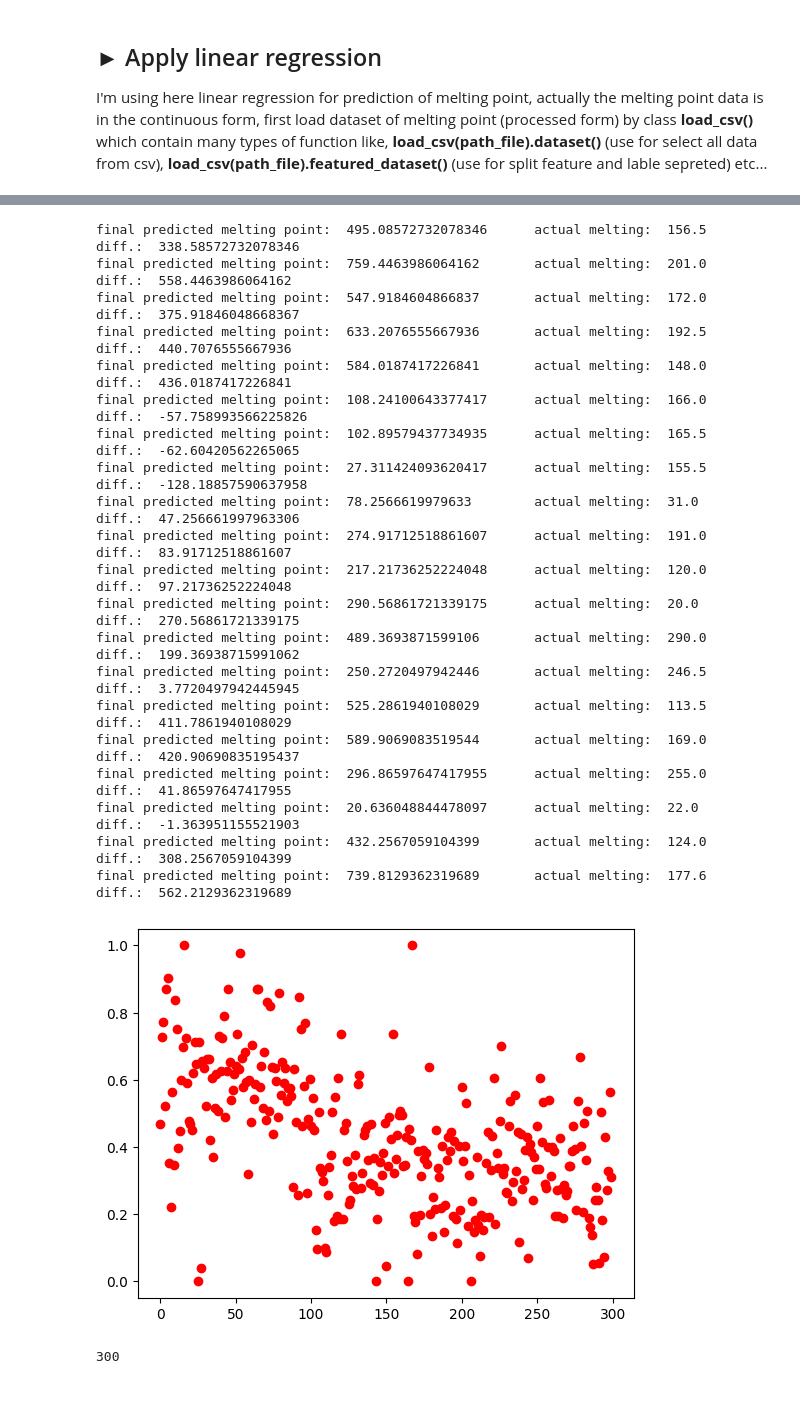
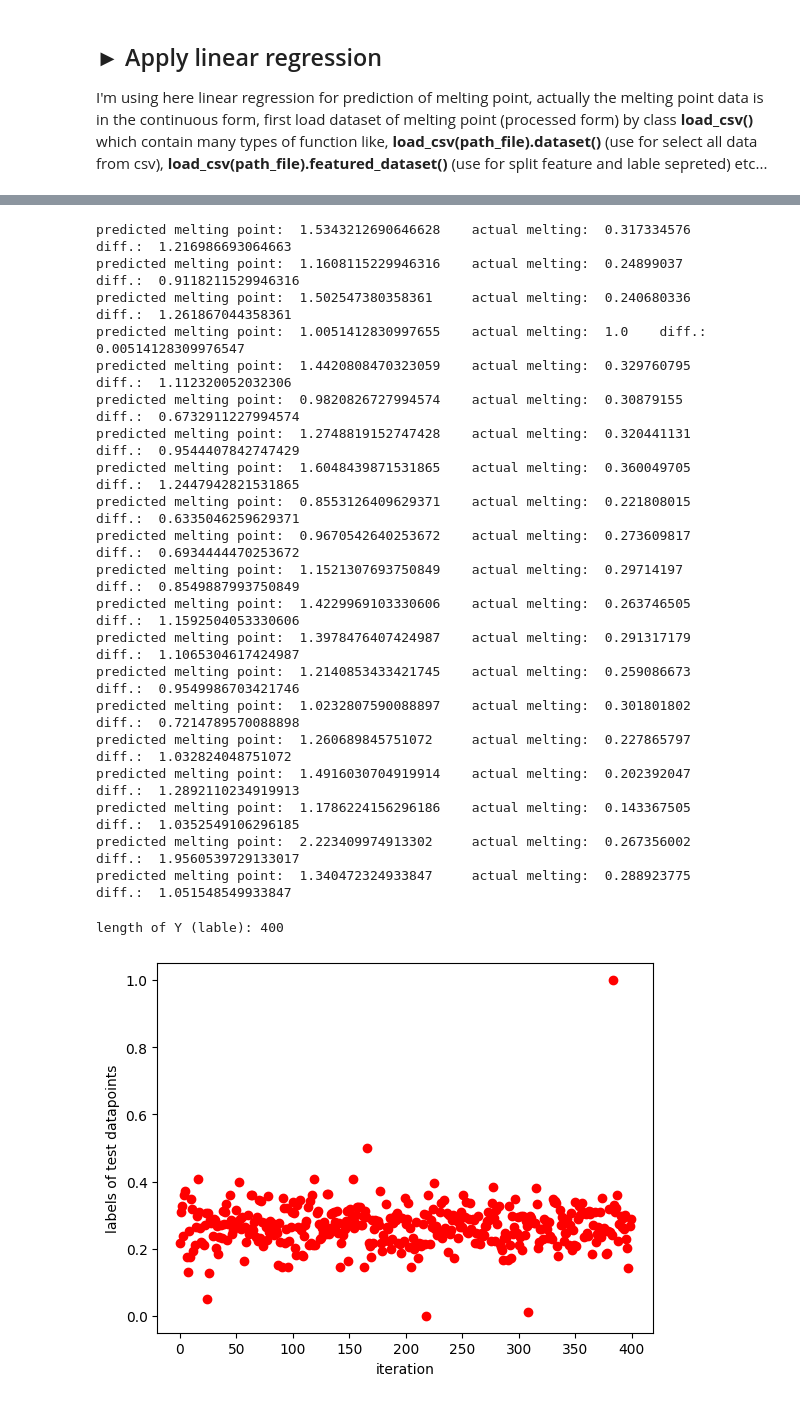
Before and after one commit to Aniket7651/machine_learning_, a Jupyter notebook: ML_practicals/melting_point_prediction/melting_point_prediction.ipynb, the cells around one changed output, grey strips where cells are left out. Drawn from its saved outputs; the diff is of its cells as text; code cells hidden in the pictures.

```diff
--- a/ML_practicals/melting_point_prediction/melting_point_prediction.ipynb
+++ b/ML_practicals/melting_point_prediction/melting_point_prediction.ipynb
@@ -32,6 +32,6 @@ with open("raw_data/rough.csv", 'r') as csvf:
     for i in csv.reader(csvf):
         drugID.append(i[0])
 
-upperlimit = 200
-lowerlimit = 400
+upperlimit = 100
+lowerlimit = 500
 drugID[upperlimit:lowerlimit]
@@ -684,8 +632,8 @@ class LinearRegression():
 # %%
 # training model...
 import matplotlib.pyplot as plt
-preprocessed_file = 'processed_datasetMP.csv' # 'MP_dataset_100_point.csv' 'A:/BIOINFORMAICS/ML-Training-main/11-Linear-Regression/USA_Housing.csv'
-
+preprocessed_file = 'processed_datasetMP(2).csv' # 'A:/BIOINFORMAICS/ML-Training-main/11-Linear-Regression/USA_Housing.csv'
+# 'processed_datasetMP(2).csv'
 X = datasetLoader(preprocessed_file, cols=4)
 Y = load_csv(preprocessed_file).dataset(column=5)
 
@@ -728,36 +671,39 @@ def percentageError(ya, yp):
 errors = []
 for x, y_a in zip(test_x, actual_y):
     predic = LinearRegression().multivariate_prediction(x, training[1])
-    y_p = denormalization(predic, -98, 360)
+    y_p = denormalization(predic, -25, 800)
     error = percentageError(y_a[0], y_p)
     errors.append(error)
-    print('final predicted melting point: ', y_p, '\tactual melting: ', y_a[0], '\tdiff.: ', y_p-y_a[0])
+    print('predicted melting point: ', predic, '\tactual melting: ', y_a[1], '\tdiff.: ', predic-y_a[1])
 # %% [output]
-final predicted melting point:  495.08572732078346      actual melting:  156.5  diff.:  338.58572732078346
-final predicted melting point:  759.4463986064162       actual melting:  201.0  diff.:  558.4463986064162
-final predicted melting point:  547.9184604866837       actual melting:  172.0  diff.:  375.91846048668367
-final predicted melting point:  633.2076555667936       actual melting:  192.5  diff.:  440.7076555667936
-final predicted melting point:  584.0187417226841       actual melting:  148.0  diff.:  436.0187417226841
-final predicted melting point:  108.24100643377417      actual melting:  166.0  diff.:  -57.758993566225826
-final predicted melting point:  102.89579437734935      actual melting:  165.5  diff.:  -62.60420562265065
-final predicted melting point:  27.311424093620417      actual melting:  155.5  diff.:  -128.18857590637958
-final predicted melting point:  78.2566619979633        actual melting:  31.0   diff.:  47.256661997963306
-final predicted melting point:  274.91712518861607      actual melting:  191.0  diff.:  83.91712518861607
-final predicted melting point:  217.21736252224048      actual melting:  120.0  diff.:  97.21736252224048
-final predicted melting point:  290.56861721339175      actual melting:  20.0   diff.:  270.56861721339175
-final predicted melting point:  489.3693871599106       actual melting:  290.0  diff.:  199.36938715991062
-final predicted melting point:  250.2720497942446       actual melting:  246.5  diff.:  3.7720497942445945
-final predicted melting point:  525.2861940108029       actual melting:  113.5  diff.:  411.7861940108029
-final predicted melting point:  589.9069083519544       actual melting:  169.0  diff.:  420.90690835195437
-final predicted melting point:  296.86597647417955      actual melting:  255.0  diff.:  41.86597647417955
-final predicted melting point:  20.636048844478097      actual melting:  22.0   diff.:  -1.363951155521903
-final predicted melting point:  432.2567059104399       actual melting:  124.0  diff.:  308.2567059104399
-final predicted melting point:  739.8129362319689       actual melting:  177.6  diff.:  562.2129362319689
+predicted melting point:  1.5343212690646628    actual melting:  0.317334576    diff.:  1.216986693064663
+predicted melting point:  1.1608115229946316    actual melting:  0.24899037     diff.:  0.9118211529946316
+predicted melting point:  1.502547380358361     actual melting:  0.240680336    diff.:  1.261867044358361
+predicted melting point:  1.0051412830997655    actual melting:  1.0    diff.:  0.00514128309976547
+predicted melting point:  1.4420808470323059    actual melting:  0.329760795    diff.:  1.112320052032306
+predicted melting point:  0.9820826727994574    actual melting:  0.30879155     diff.:  0.6732911227994574
+predicted melting point:  1.2748819152747428    actual melting:  0.320441131    diff.:  0.9544407842747429
+predicted melting point:  1.6048439871531865    actual melting:  0.360049705    diff.:  1.2447942821531865
+predicted melting point:  0.8553126409629371    actual melting:  0.221808015    diff.:  0.6335046259629371
+predicted melting point:  0.9670542640253672    actual melting:  0.273609817    diff.:  0.6934444470253672
+predicted melting point:  1.1521307693750849    actual melting:  0.29714197     diff.:  0.8549887993750849
+predicted melting point:  1.4229969103330606    actual melting:  0.263746505    diff.:  1.1592504053330606
+predicted melting point:  1.3978476407424987    actual melting:  0.291317179    diff.:  1.1065304617424987
+predicted melting point:  1.2140853433421745    actual melting:  0.259086673    diff.:  0.9549986703421746
+predicted melting point:  1.0232807590088897    actual melting:  0.301801802    diff.:  0.7214789570088898
+predicted melting point:  1.260689845751072     actual melting:  0.227865797    diff.:  1.032824048751072
+predicted melting point:  1.4916030704919914    actual melting:  0.202392047    diff.:  1.2892110234919913
+predicted melting point:  1.1786224156296186    actual melting:  0.143367505    diff.:  1.0352549106296185
+predicted melting point:  2.223409974913302     actual melting:  0.267356002    diff.:  1.9560539729133017
+predicted melting point:  1.340472324933847     actual melting:  0.288923775    diff.:  1.051548549933847
 # %%
-
-plt.scatter([i for i in range(300)], Y, c='r')
+X = [i for i in range(len(Y))]
+plt.scatter(X, Y, c='r')
+print("length of Y (lable):" , len(Y))
+plt.xlabel('iteration')
+plt.ylabel('labels of test datapoints')
+# plt.plot([i for i in range(20)], errors)
 plt.show()
-len(Y)
 # %% [output]
+length of Y (lable): 400
-[figure, old version]
+[figure, new version]
-300
```
Also changed, not shown: parts of 13 cells of this notebook, 25 other files.
